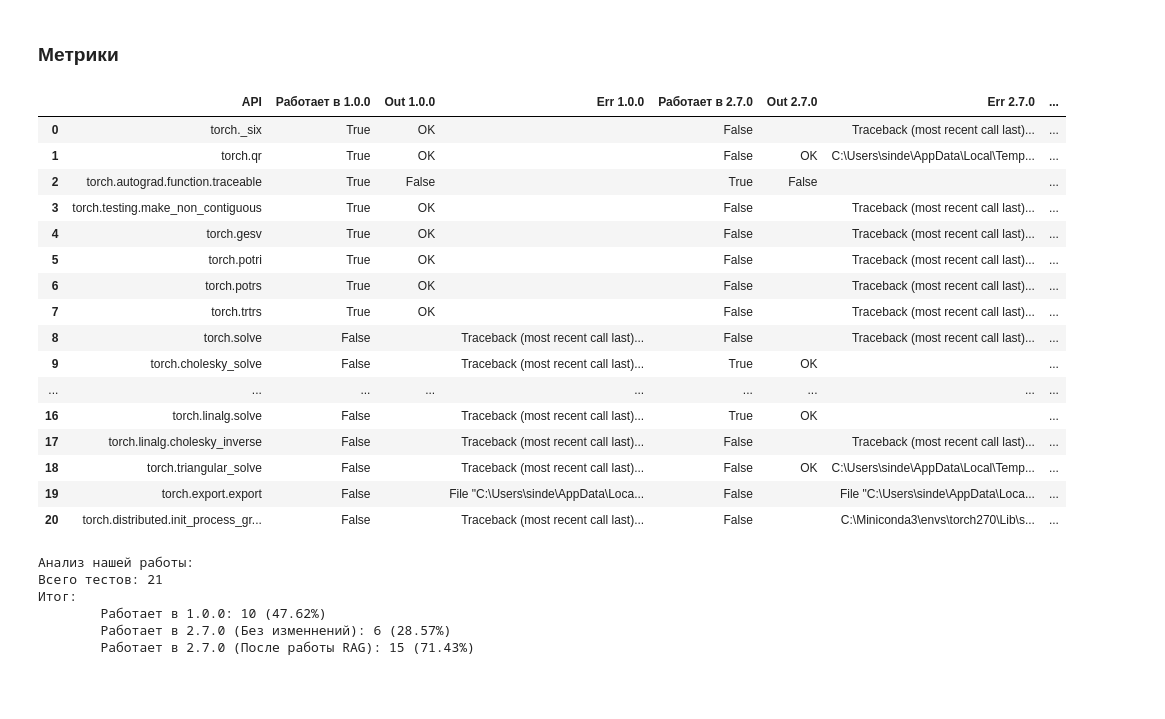
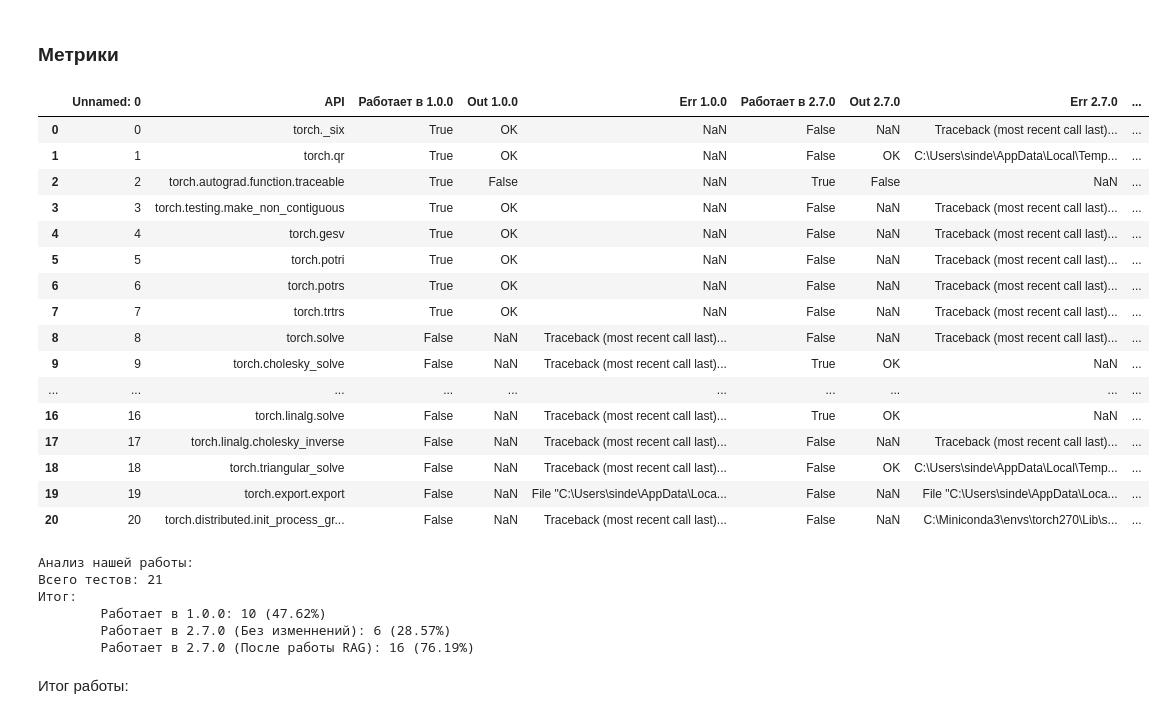
Before and after one commit to Sindereve/RAG_pyTorch_migration, a Jupyter notebook: main_jup.ipynb, the cells around one changed output. Drawn from its saved outputs; the diff is of its cells as text; code cells hidden in the pictures; blank space fills up the shorter version.

```diff
--- a/main_jup.ipynb
+++ b/main_jup.ipynb
@@ -245,26 +296,27 @@ ERROR conda.cli.main_run:execute(127): `conda run python C:\Users\sinde\AppData\
 # %% [markdown]
 ### Метрики
 # %%
-dfTest = pd.DataFrame(info_dicts)
+# dfTest = pd.DataFrame(info_dicts)
+dfTest = pd.read_csv("results_testing.csv")
 dfTest
 # %% [output]
-|  | API | Работает в 1.0.0 | Out 1.0.0 | Err 1.0.0 | Работает в 2.7.0 | Out 2.7.0 | Err 2.7.0 | ... |
-| 0 | torch._six | True | OK |  | False |  | Traceback (most recent call last)... | ... |
-| 1 | torch.qr | True | OK |  | False | OK | C:\Users\sinde\AppData\Local\Temp... | ... |
-| 2 | torch.autograd.function.traceable | True | False |  | True | False |  | ... |
-| 3 | torch.testing.make_non_contiguous | True | OK |  | False |  | Traceback (most recent call last)... | ... |
-| 4 | torch.gesv | True | OK |  | False |  | Traceback (most recent call last)... | ... |
-| 5 | torch.potri | True | OK |  | False |  | Traceback (most recent call last)... | ... |
-| 6 | torch.potrs | True | OK |  | False |  | Traceback (most recent call last)... | ... |
-| 7 | torch.trtrs | True | OK |  | False |  | Traceback (most recent call last)... | ... |
-| 8 | torch.solve | False |  | Traceback (most recent call last)... | False |  | Traceback (most recent call last)... | ... |
-| 9 | torch.cholesky_solve | False |  | Traceback (most recent call last)... | True | OK |  | ... |
-| ... | ... | ... | ... | ... | ... | ... | ... | ... |
-| 16 | torch.linalg.solve | False |  | Traceback (most recent call last)... | True | OK |  | ... |
-| 17 | torch.linalg.cholesky_inverse | False |  | Traceback (most recent call last)... | False |  | Traceback (most recent call last)... | ... |
-| 18 | torch.triangular_solve | False |  | Traceback (most recent call last)... | False | OK | C:\Users\sinde\AppData\Local\Temp... | ... |
-| 19 | torch.export.export | False |  | File "C:\Users\sinde\AppData\Loca... | False |  | File "C:\Users\sinde\AppData\Loca... | ... |
-| 20 | torch.distributed.init_process_gr... | False |  | Traceback (most recent call last)... | False |  | C:\Miniconda3\envs\torch270\Lib\s... | ... |
+|  | Unnamed: 0 | API | Работает в 1.0.0 | Out 1.0.0 | Err 1.0.0 | Работает в 2.7.0 | Out 2.7.0 | Err 2.7.0 | ... |
+| 0 | 0 | torch._six | True | OK | NaN | False | NaN | Traceback (most recent call last)... | ... |
+| 1 | 1 | torch.qr | True | OK | NaN | False | OK | C:\Users\sinde\AppData\Local\Temp... | ... |
+| 2 | 2 | torch.autograd.function.traceable | True | False | NaN | True | False | NaN | ... |
+| 3 | 3 | torch.testing.make_non_contiguous | True | OK | NaN | False | NaN | Traceback (most recent call last)... | ... |
+| 4 | 4 | torch.gesv | True | OK | NaN | False | NaN | Traceback (most recent call last)... | ... |
+| 5 | 5 | torch.potri | True | OK | NaN | False | NaN | Traceback (most recent call last)... | ... |
+| 6 | 6 | torch.potrs | True | OK | NaN | False | NaN | Traceback (most recent call last)... | ... |
+| 7 | 7 | torch.trtrs | True | OK | NaN | False | NaN | Traceback (most recent call last)... | ... |
+| 8 | 8 | torch.solve | False | NaN | Traceback (most recent call last)... | False | NaN | Traceback (most recent call last)... | ... |
+| 9 | 9 | torch.cholesky_solve | False | NaN | Traceback (most recent call last)... | True | OK | NaN | ... |
+| ... | ... | ... | ... | ... | ... | ... | ... | ... | ... |
+| 16 | 16 | torch.linalg.solve | False | NaN | Traceback (most recent call last)... | True | OK | NaN | ... |
+| 17 | 17 | torch.linalg.cholesky_inverse | False | NaN | Traceback (most recent call last)... | False | NaN | Traceback (most recent call last)... | ... |
+| 18 | 18 | torch.triangular_solve | False | NaN | Traceback (most recent call last)... | False | OK | C:\Users\sinde\AppData\Local\Temp... | ... |
+| 19 | 19 | torch.export.export | False | NaN | File "C:\Users\sinde\AppData\Loca... | False | NaN | File "C:\Users\sinde\AppData\Loca... | ... |
+| 20 | 20 | torch.distributed.init_process_gr... | False | NaN | Traceback (most recent call last)... | False | NaN | C:\Miniconda3\envs\torch270\Lib\s... | ... |
 # %%
 сount_test = len(dfTest)
 
@@ -288,4 +340,6 @@ print(f"\tРаботает в 2.7.0 (После работы RAG): {count_rag_2_
 Итог:
         Работает в 1.0.0: 10 (47.62%)
         Работает в 2.7.0 (Без изменнений): 6 (28.57%)
-        Работает в 2.7.0 (После работы RAG): 15 (71.43%)
+        Работает в 2.7.0 (После работы RAG): 16 (76.19%)
+# %% [markdown]
+Итог работы:
```
Also changed, not shown: parts of 36 cells of this notebook, 16 other files.
